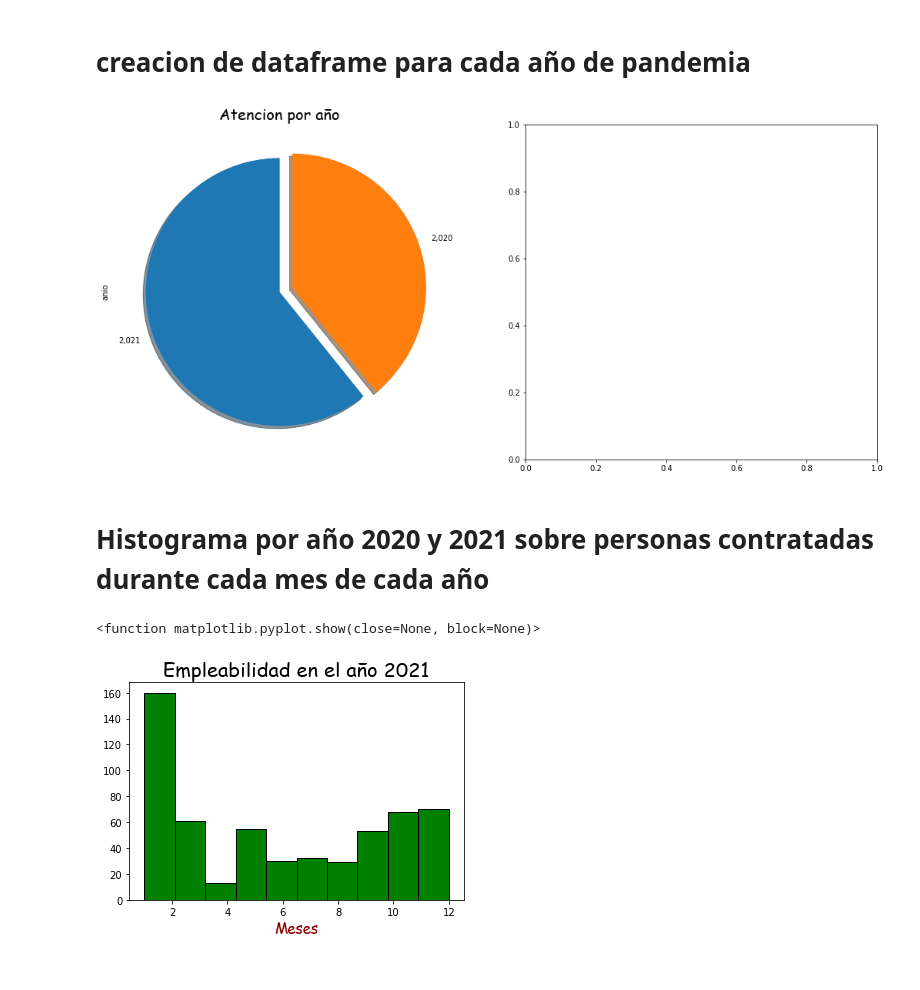
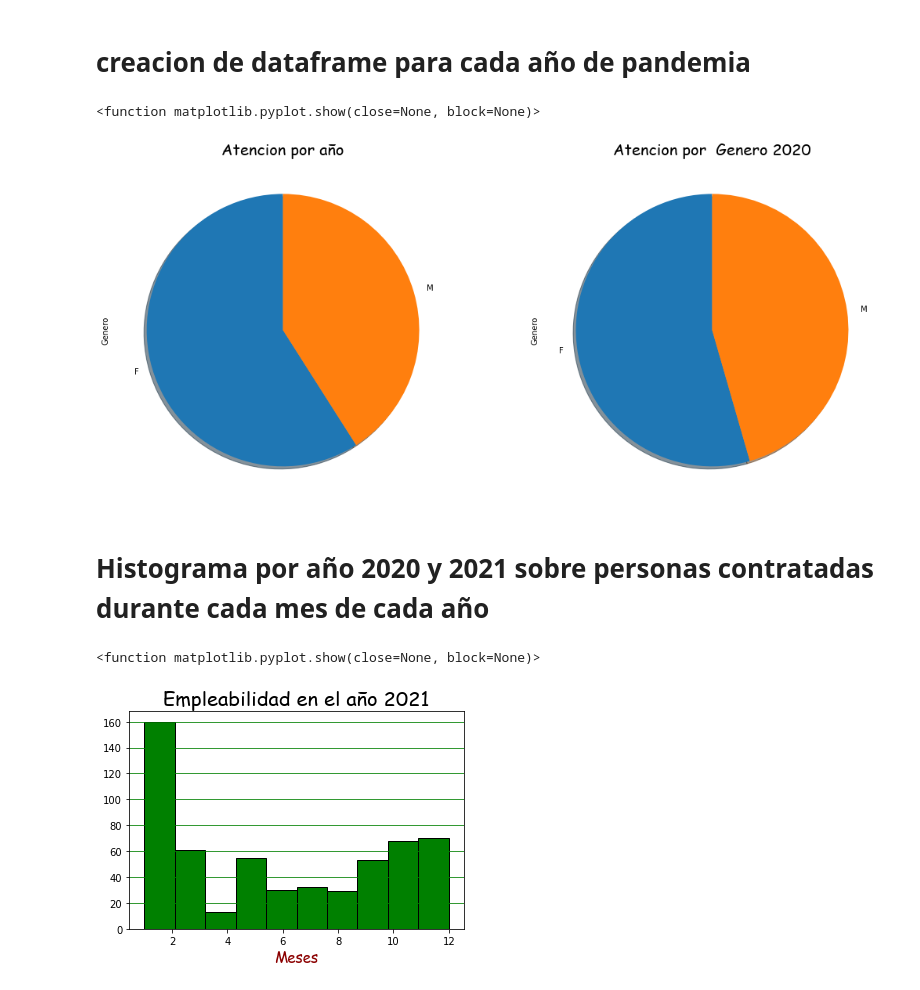
Before and after one commit to SaukB/Analisis, a Jupyter notebook: Material/Proyecto.ipynb, the cells around one changed output. Drawn from its saved outputs; the diff is of its cells as text; code cells hidden in the pictures.

Commit message:
Update Proyecto.ipynb
grid

```diff
--- a/Material/Proyecto.ipynb
+++ b/Material/Proyecto.ipynb
@@ -168,12 +169,16 @@ Grafico de personas empleadass organizadass por su nivel de estudios , se encunt
 anio2021=mdatos[mdatos['anio']=="2,021"]
 anio2020=mdatos[mdatos['anio']=="2,020"]
 # %%
-f , ax =plt.subplots(1,2, figsize =(18,8))
-mdatos['anio'].value_counts().plot.pie(explode =[0,0.1] ,ax =ax [0], shadow =True,startangle=90,)
-ax[0].set_title('Atencion por año',fontdict= font1)
-plt.show()
+fig, (ax1, ax2) = plt.subplots(1,2, figsize =(18,8))
+anio2020['Genero'].value_counts().plot.pie(ax =ax1,  shadow =True,startangle=90)
+ax1.set_title('Atencion por año',fontdict= font1)
+plt.show
+anio2021['Genero'].value_counts().plot.pie(ax =ax2, shadow =True,startangle=90,)
+ax2.set_title('Atencion por  Genero 2020',fontdict= font1)
+plt.show
 # %% [output]
+<function matplotlib.pyplot.show(close=None, block=None)>
-[figure, old version]
+[figure, new version]
 # %% [markdown]
 # Histograma por año 2020 y 2021 sobre personas contratadas durante cada mes de cada año
 # %%
@@ -183,10 +188,11 @@ anio2020.Mes.plot.hist(edgecolor='black',color='Green')
 plt.title ('Empleabilidad en el año 2021',fontdict = font1)
 plt.xlabel('Meses', fontdict = font2)
 plt.ylabel('')
+plt.grid(axis="y", color="green")
 plt.show
 # %% [output]
 <function matplotlib.pyplot.show(close=None, block=None)>
-[figure, old version]
+[figure, new version]
 # %%
 
 anio2021.Mes.plot.hist(edgecolor='black',color='Green')
```
Also changed, not shown: parts of 3 cells of this notebook.
